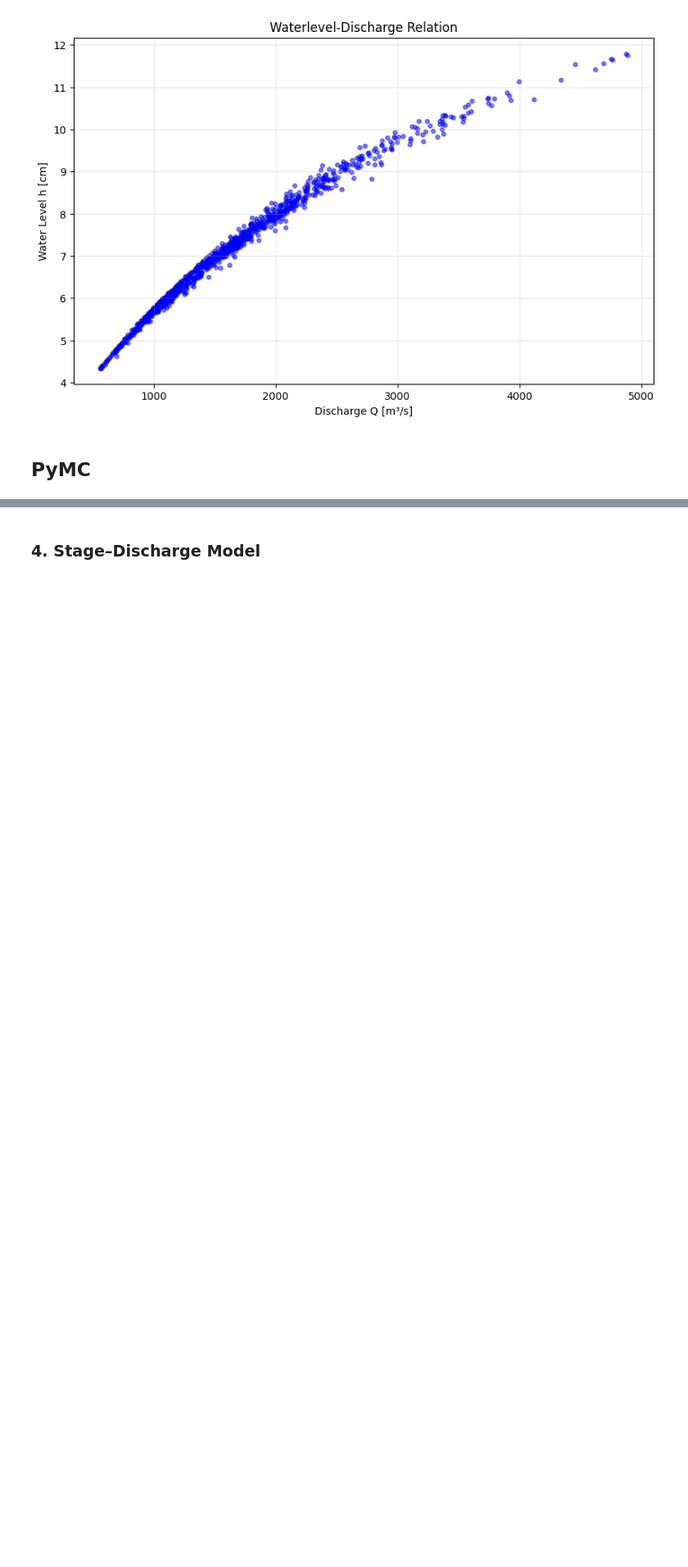
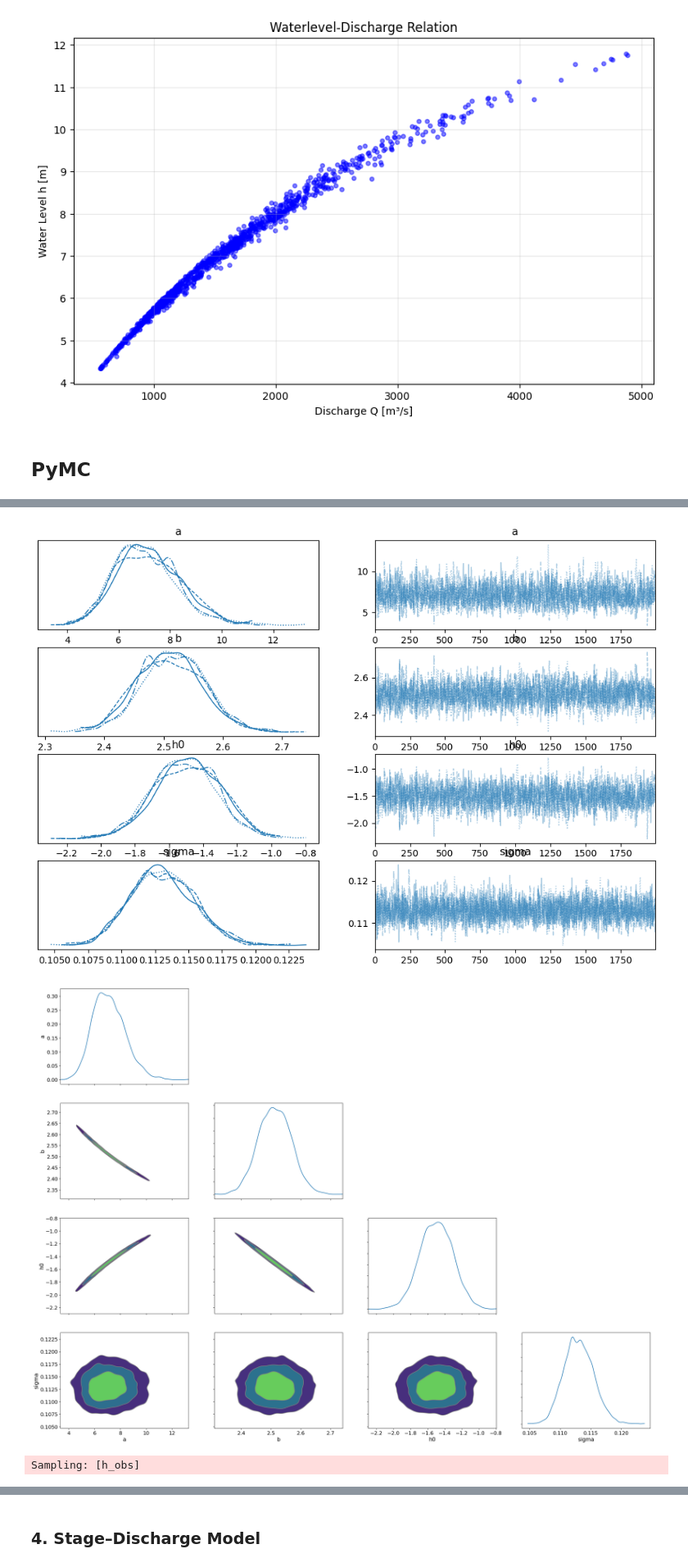
Before and after one commit to Loe-SS/MORE, a Jupyter notebook: MCMC_converged copy.ipynb, the cells around one changed output, grey strips where cells are left out. Shown at 82% size. Saved outputs shown, nothing was run; the diff lists cells and outputs as text; code cells hidden in the pictures; blank space fills up the shorter version.

```diff
--- a/MCMC_converged copy.ipynb
+++ b/MCMC_converged copy.ipynb
@@ -218,0 +208,71 @@ Sampling: [h_obs]
+# %%
+# --- data ---
+Q = Q_data.astype(float)
+h = h_data.astype(float)
+
+min_h = float(np.min(h))
+Q_scale = np.median(Q)
+Qn = Q / Q_scale
+
+with pm.Model() as model:
+    # Priors
+    a = pm.Uniform("a", lower=0.0, upper=100.0)
+    b = pm.Uniform("b", lower=0.0, upper=10.0)
+    h0 = pm.Uniform("h0", lower=-5.0, upper=0)
+
+    log_sigma = pm.Normal("log_sigma", mu=np.log(0.1), sigma=0.2)
+    sigma = pm.Deterministic("sigma", pm.math.exp(log_sigma))
+
+    a_scaled = pm.Deterministic("a_scaled", a / Q_scale)
+
+    mu = h0 + (pm.math.maximum(Qn / a_scaled, 0.0)) ** (1.0 / b)
+
+    obs = pm.Normal("h_obs", mu=mu, sigma=sigma, observed=h)
+
+    # Sampling
+    idata = pm.sample(draws=2000, tune=2000,
+        chains=4, target_accept=0.95, max_treedepth=15, random_seed=42)
+
+print(az.summary(idata, var_names=["a", "b", "h0", "sigma"], round_to=4))
+az.plot_trace(idata, var_names=["a", "b", "h0", "sigma"])
+plt.show()
+
+az.plot_pair(idata, var_names=["a", "b", "h0", "sigma"], kind="kde", marginals=True)
+plt.show()
+
+# Posterior predictive (this includes parameter uncertainty + observation noise)
+with model:
+    ppc = pm.sample_posterior_predictive(idata, var_names=["h_obs"], random_seed=42)
+
+# Build posterior predictive band over a Q-range
+Q_range = np.linspace(Q.min(), Q.max(), 200)
+Qn_range = Q_range / Q_scale
+
+# Take posterior draws for parameters
+post = idata.posterior
+a_s = post["a"].values.reshape(-1)
+b_s = post["b"].values.reshape(-1)
+h0_s = post["h0"].values.reshape(-1)
+sig_s = post["sigma"].values.reshape(-1)
+
+# simulate predictive curves
+N = min(2000, a_s.size)
+idx = np.random.choice(a_s.size, size=N, replace=False)
+
+pred = np.zeros((N, Q_range.size))
+for i, k in enumerate(idx):
+    mu_k = h0_s[k] + np.power(np.maximum(Qn_range / (a_s[k] / Q_scale), 0.0), 1.0 / b_s[k])
+    pred[i] = mu_k + np.random.normal(0.0, sig_s[k], size=Q_range.size)
+
+lo, med, hi = np.percentile(pred, [2.5, 50, 97.5], axis=0)
+
+plt.figure(figsize=(12, 7))
+plt.scatter(Q, h, s=12, alpha=0.25, color="gray", label="Observed")
+plt.fill_between(Q_range, lo, hi, alpha=0.2, label="Posterior predictive 95%")
+plt.plot(Q_range, med, linewidth=2, label="Posterior predictive median")
+plt.xlabel("Discharge Q [m³/s]")
+plt.ylabel("Water level h [m]")
+plt.grid(True, alpha=0.3)
+plt.legend()
+plt.show()
+# %% [output]
@@ -218,0 +296,3 @@ Sampling: [h_obs]
+[figure, added]
+[figure, added]
+Sampling: [h_obs]
```
Also changed, not shown: parts of 5 cells of this notebook.
